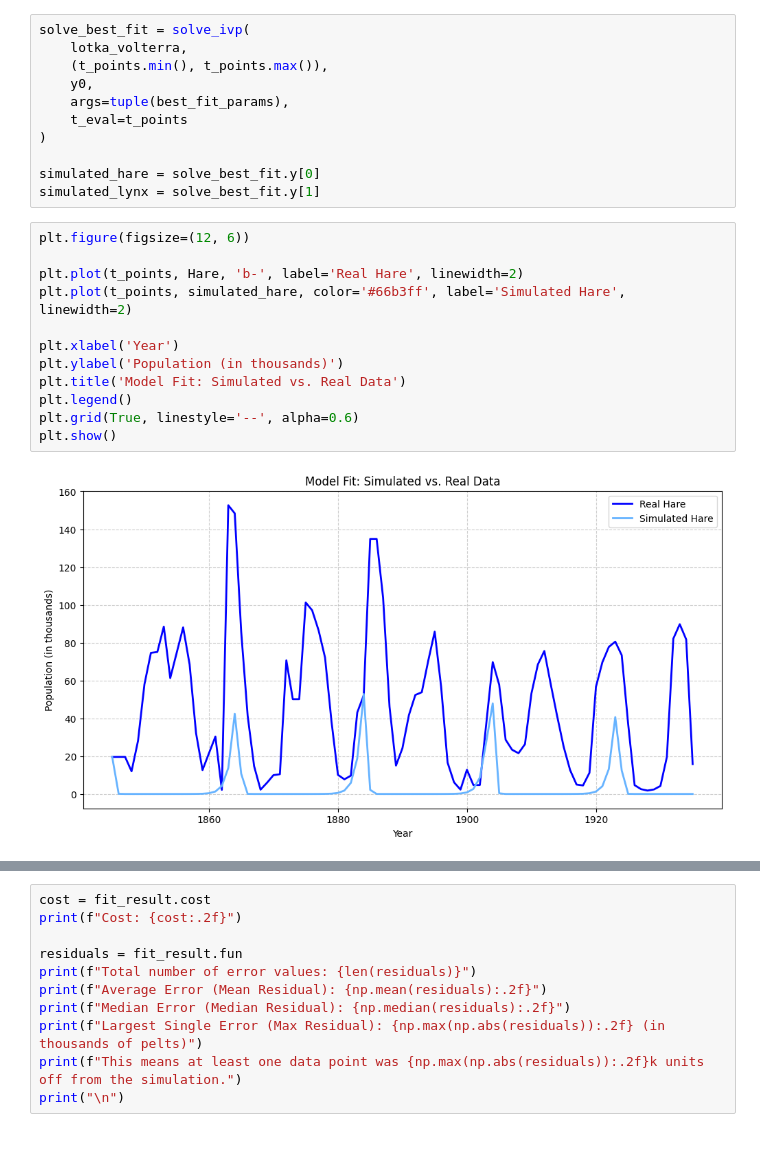
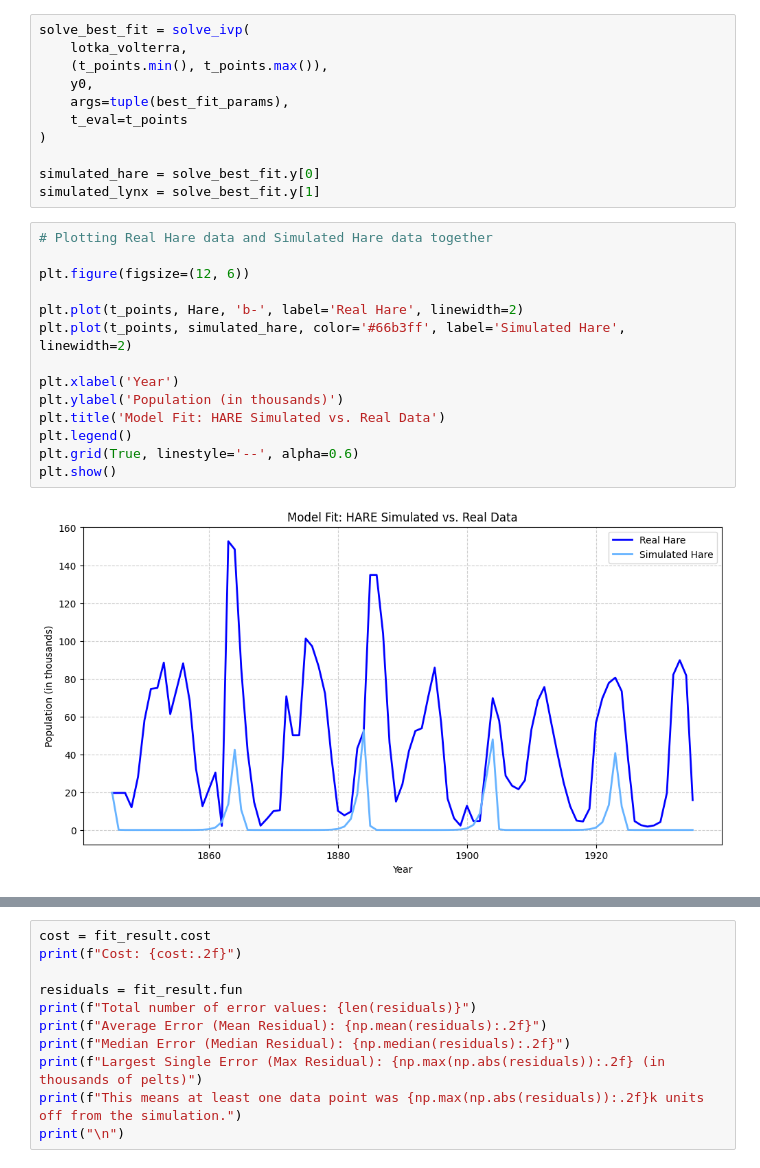
Before and after one commit to phereiitg/modeling-ecological-dynamics, a Jupyter notebook: model.ipynb, the cells around one changed output, grey strips where cells are left out. Cells and saved outputs as stored; diff of their text form.

```diff
--- a/model.ipynb
+++ b/model.ipynb
@@ -165,17 +227,19 @@ solve_best_fit = solve_ivp(
 simulated_hare = solve_best_fit.y[0]
 simulated_lynx = solve_best_fit.y[1]
 # %%
+# Plotting Real Hare data and Simulated Hare data together
+
 plt.figure(figsize=(12, 6))
 
 plt.plot(t_points, Hare, 'b-', label='Real Hare', linewidth=2)
 plt.plot(t_points, simulated_hare, color='#66b3ff', label='Simulated Hare', linewidth=2)
 
 plt.xlabel('Year')
 plt.ylabel('Population (in thousands)')
-plt.title('Model Fit: Simulated vs. Real Data')
+plt.title('Model Fit: HARE Simulated vs. Real Data')
 plt.legend()
 plt.grid(True, linestyle='--', alpha=0.6)
 plt.show()
 # %% [output]
-[figure, old version]
+[figure, new version]
 # %%
```
Also changed, not shown: parts of 11 cells of this notebook.
